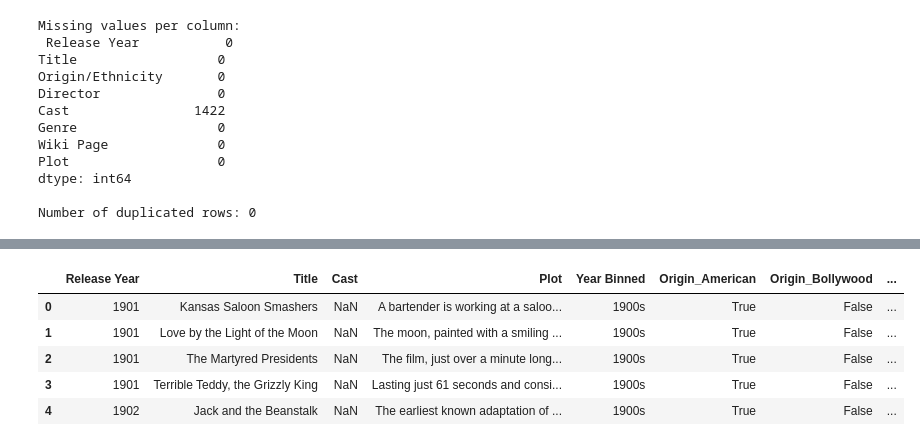
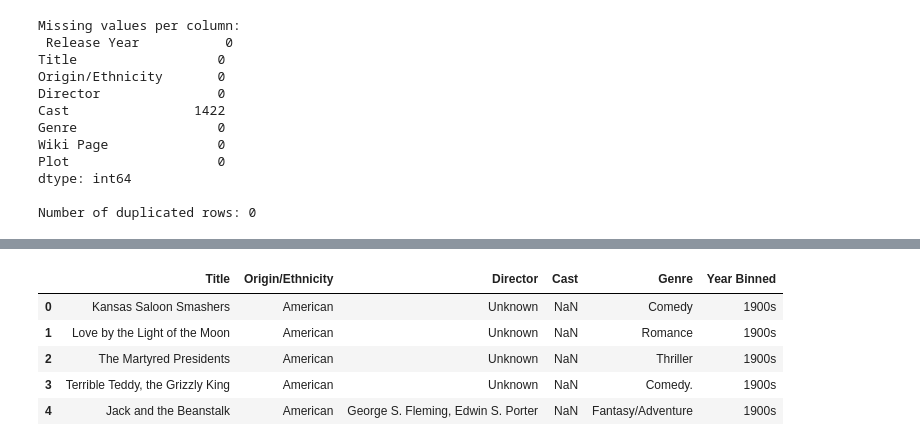
Before and after one commit to KesharaGunathilaka/Movie-Recommendation-System, a Jupyter notebook: Movie_Recommendation.ipynb, the cells around one changed output, grey strips where cells are left out. Saved outputs shown, nothing was run; the diff lists cells and outputs as text; code cells hidden in the pictures.

```diff
--- a/data_preprocess.ipynb
+++ b/Movie_Recommendation.ipynb
@@ -128,0 +81,4 @@ Encoded columns preview: Index(['Origin_Bollywood', 'Origin_British', 'Origin_Ot
+# %%
+df['Director'] = df['Director'].replace("Unknown", pd.NA)
+df['Director'] = df['Director'].fillna("unknown_director")
+df['Cast'] = df['Cast'].fillna("unknown_cast")
@@ -128,0 +121,11 @@ Encoded columns preview: Index(['Origin_Bollywood', 'Origin_British', 'Origin_Ot
+# %%
+df['Genre'] = df['Genre'].replace("unknown", pd.NA)
+missing_genre_index = df['Genre'].isnull()
+for idx in df[missing_genre_index].index:
+    plot = df.loc[idx, 'Plot']
+    genre = predict_genre(plot)
+    if genre:
+        df.loc[idx, 'Genre'] = genre
+        print(f"{plot} : {genre}")
+    else:
+        print(f"{plot} : No Genre Detected")
@@ -129,10 +159,12 @@ Encoded columns preview: Index(['Origin_Bollywood', 'Origin_British', 'Origin_Ot
 # %%
-df_encoded = df_encoded.drop(columns=['Wiki Page'])
-df_encoded.head()
+df = df.drop(columns=[
+                        'Wiki Page', 'Release Year', 'Plot'
+                        ])
+df.head()
 # %% [output]
-|  | Release Year | Title | Cast | Plot | Year Binned | Origin_American | Origin_Bollywood | ... |
-| 0 | 1901 | Kansas Saloon Smashers | NaN | A bartender is working at a saloo... | 1900s | True | False | ... |
-| 1 | 1901 | Love by the Light of the Moon | NaN | The moon, painted with a smiling ... | 1900s | True | False | ... |
-| 2 | 1901 | The Martyred Presidents | NaN | The film, just over a minute long... | 1900s | True | False | ... |
-| 3 | 1901 | Terrible Teddy, the Grizzly King | NaN | Lasting just 61 seconds and consi... | 1900s | True | False | ... |
-| 4 | 1902 | Jack and the Beanstalk | NaN | The earliest known adaptation of ... | 1900s | True | False | ... |
+|  | Title | Origin/Ethnicity | Director | Cast | Genre | Year Binned |
+| 0 | Kansas Saloon Smashers | American | Unknown | NaN | Comedy | 1900s |
+| 1 | Love by the Light of the Moon | American | Unknown | NaN | Romance | 1900s |
+| 2 | The Martyred Presidents | American | Unknown | NaN | Thriller | 1900s |
+| 3 | Terrible Teddy, the Grizzly King | American | Unknown | NaN | Comedy. | 1900s |
+| 4 | Jack and the Beanstalk | American | George S. Fleming, Edwin S. Porter | NaN | Fantasy/Adventure | 1900s |
```
Also changed, not shown: parts of 26 cells of this notebook, 3 other files.
